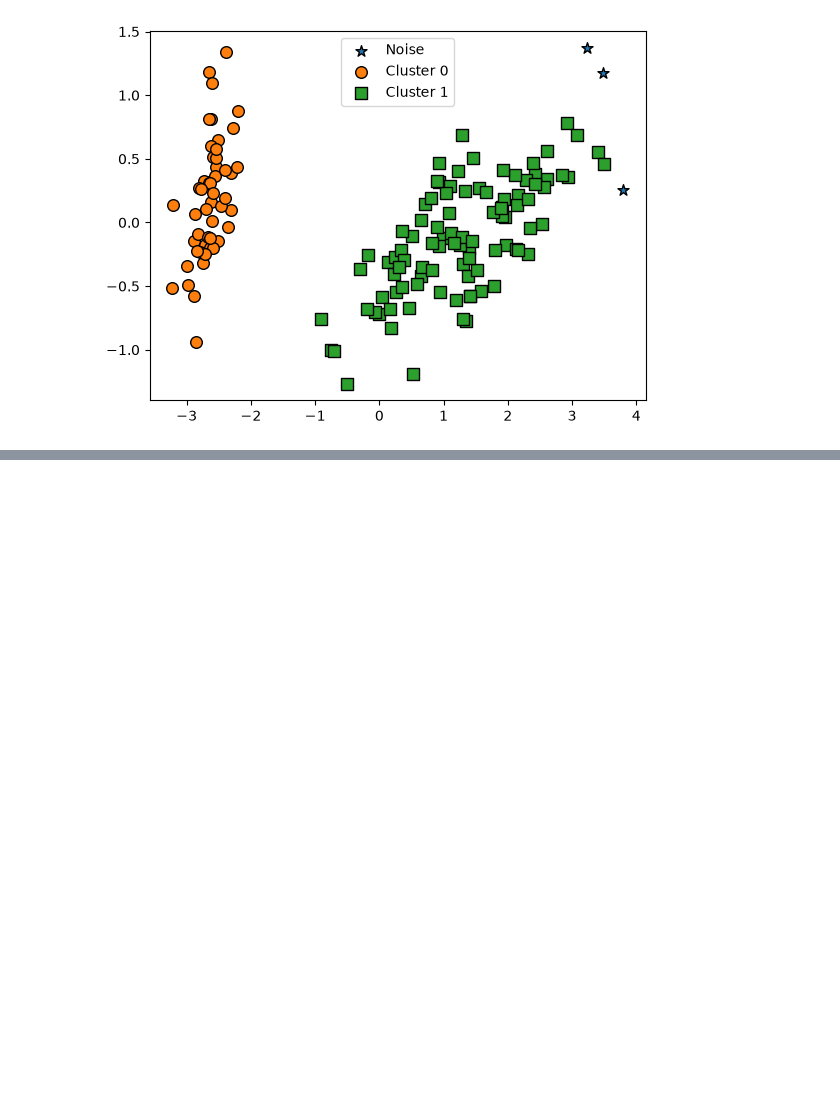
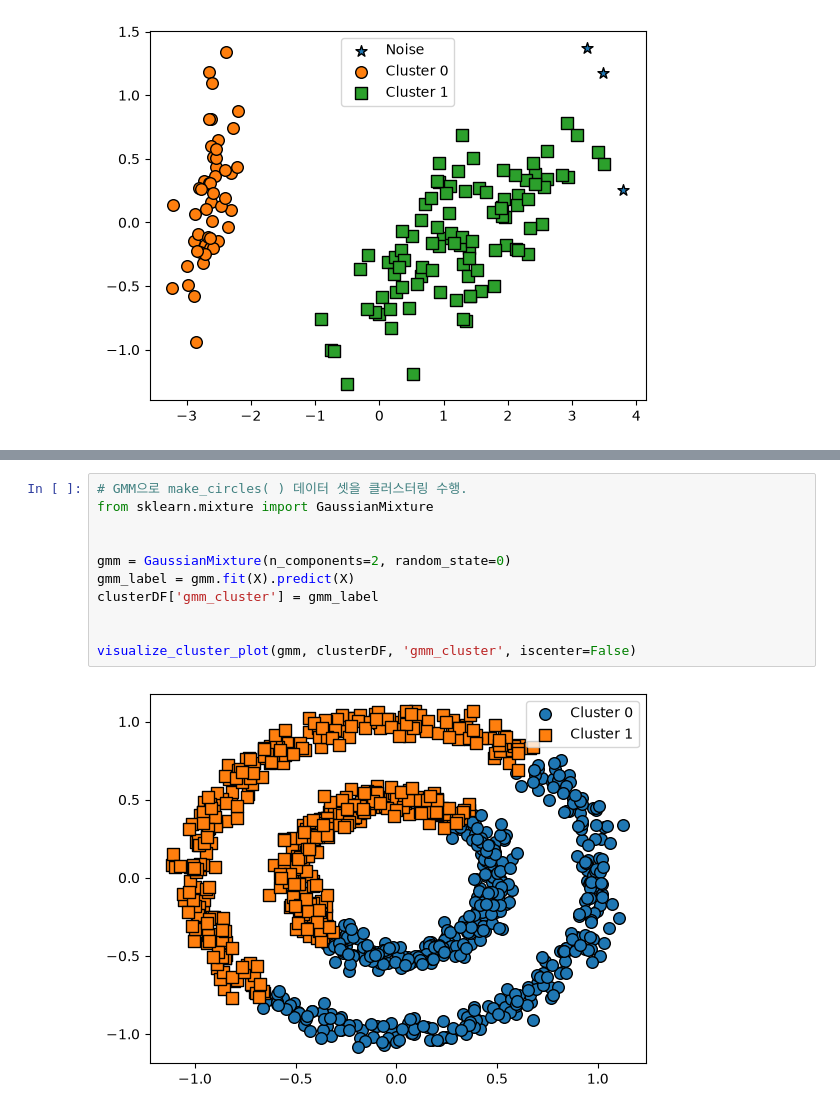
Before and after one commit to yunhoyom/bigdata_21st, a Jupyter notebook: big21/ml-dev/chap07/05 DBSCAN.ipynb, the cells around one changed output, grey strips where cells are left out. Drawn from its saved outputs; the diff is of its cells as text; blank space fills up the shorter version.

```diff
--- a/big21/ml-dev/chap07/05 DBSCAN.ipynb
+++ b/big21/ml-dev/chap07/05 DBSCAN.ipynb
@@ -123,0 +149,13 @@ Name: count, dtype: int64
+# %%
+# GMM으로 make_circles( ) 데이터 셋을 클러스터링 수행.
+from sklearn.mixture import GaussianMixture
+
+
+gmm = GaussianMixture(n_components=2, random_state=0)
+gmm_label = gmm.fit(X).predict(X)
+clusterDF['gmm_cluster'] = gmm_label
+
+
+visualize_cluster_plot(gmm, clusterDF, 'gmm_cluster', iscenter=False)
+# %% [output]
+[figure, added]
```
Also changed, not shown: parts of 4 cells of this notebook, 3 other files.
